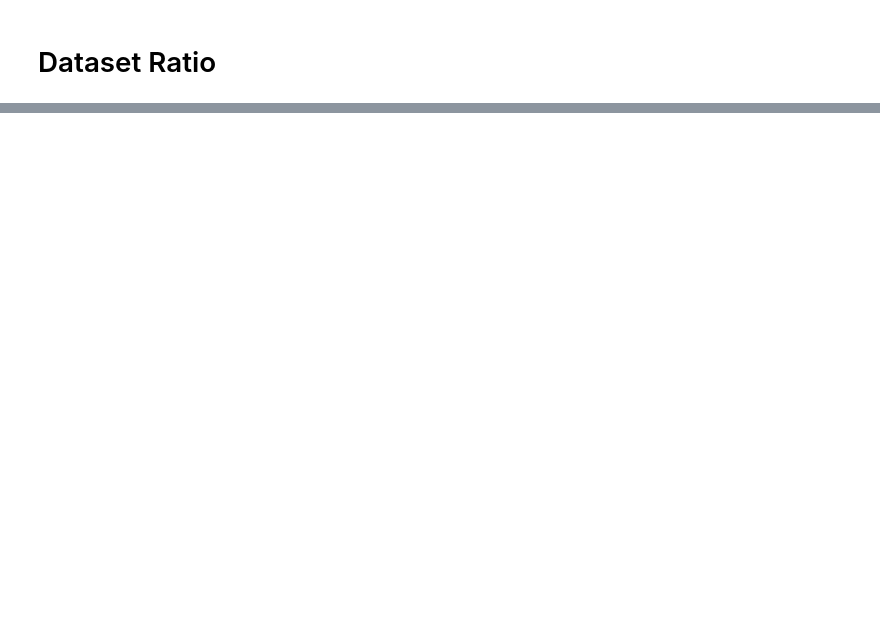
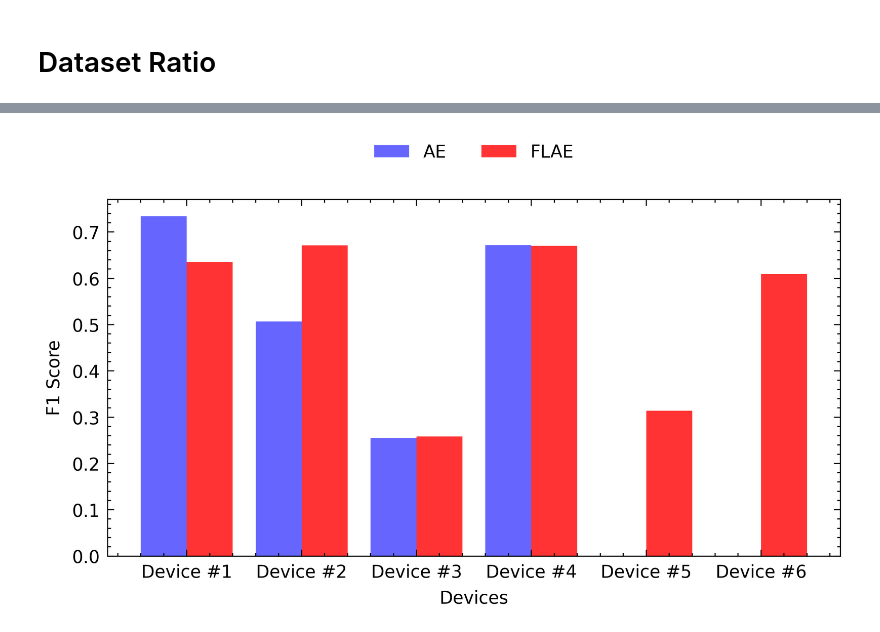
Before and after one commit to KL-DL-ML/federated-learning-autoencoder-anomaly-detection, a Jupyter notebook: evaluation.ipynb, the cells around one changed output, grey strips where cells are left out. Drawn from its saved outputs; the diff is of its cells as text; code cells hidden in the pictures; blank space fills up the shorter version.

```diff
--- a/evaluation.ipynb
+++ b/evaluation.ipynb
@@ -88,0 +245,20 @@ plt.show()
+# %%
+devices = ['Device #1', 'Device #2', 'Device #3', 'Device #4', 'Device #5', 'Device #6']
+
+f1_ae = [0.7341, 0.5066, 0.2552, 0.6719, 0.0, 0.0]
+f1_flae = [0.6350, 0.6712, 0.2583, 0.6699, 0.3140, 0.6093]
+
+X_axis = np.arange(len(devices))
+
+plt.figure(figsize=(6, 3))
+
+plt.bar(X_axis - 0.2, f1_ae, 0.4, color='#6666ff', label = 'AE')
+plt.bar(X_axis + 0.2, f1_flae, 0.4, color='#ff3333', label = 'FLAE')
+
+plt.xticks(X_axis, devices)
+plt.xlabel("Devices")
+plt.ylabel("F1 Score")
+plt.legend(loc='upper center', bbox_to_anchor=(0.5, 1.2), ncol=2)
+plt.show()
+# %% [output]
+[figure, added]
```
Also changed, not shown: parts of 17 cells of this notebook, 8 other files.
